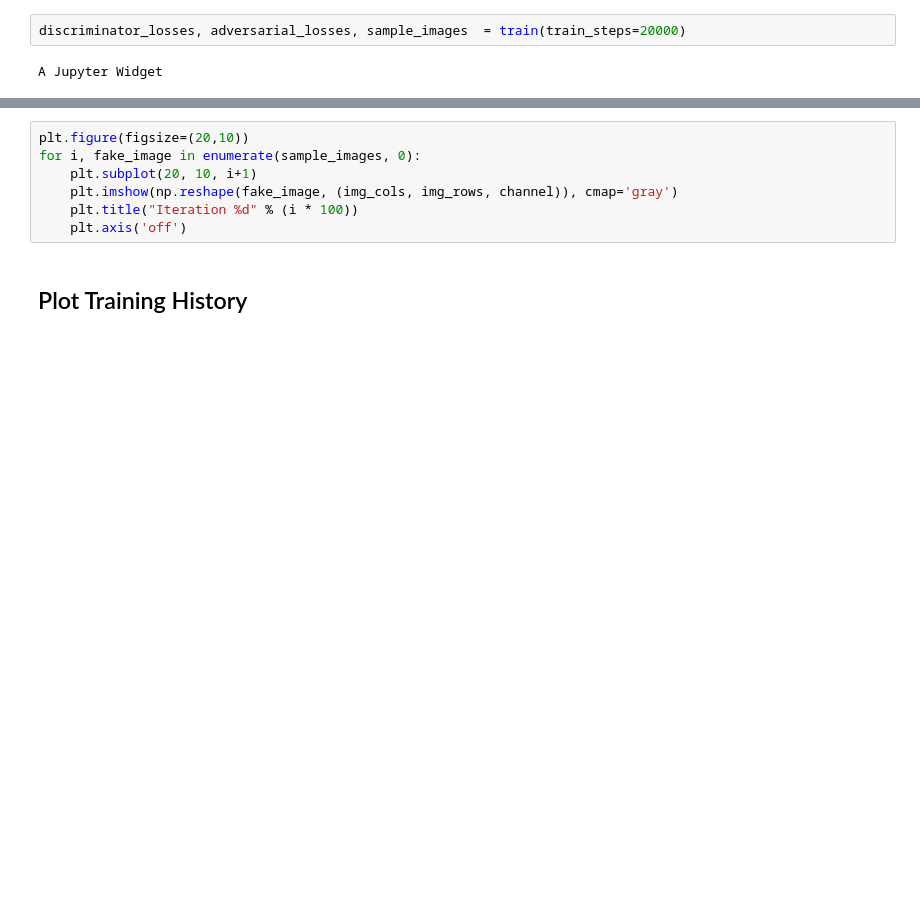
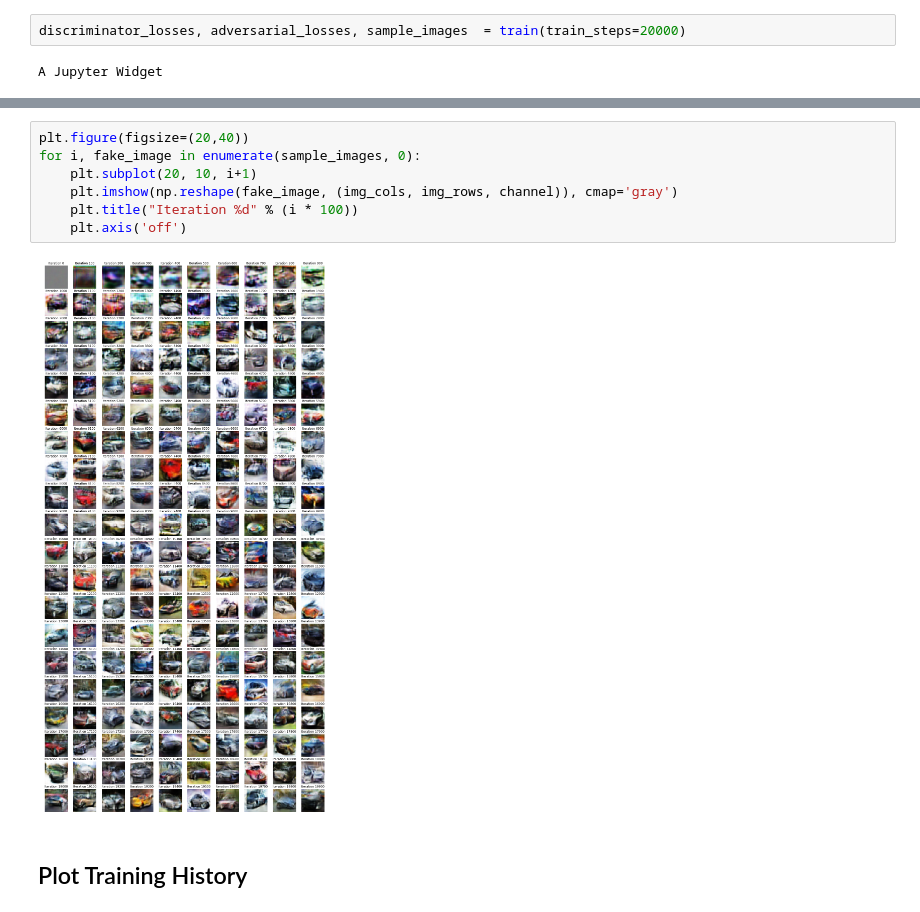
Before and after one commit to kvfairchild/Jupyter-GAN, a Jupyter notebook: Conditional-GAN-CIFAR10.ipynb, the cells around one changed output, grey strips where cells are left out. Cells and saved outputs as stored; diff of their text form; blank space fills up the shorter version.

```diff
--- a/Conditional-GAN-CIFAR10.ipynb
+++ b/Conditional-GAN-CIFAR10.ipynb
@@ -255,10 +264,12 @@ A Jupyter Widget
 # %%
-plt.figure(figsize=(20,10))
+plt.figure(figsize=(20,40))
 for i, fake_image in enumerate(sample_images, 0):
     plt.subplot(20, 10, i+1)
     plt.imshow(np.reshape(fake_image, (img_cols, img_rows, channel)), cmap='gray')
     plt.title("Iteration %d" % (i * 100))
     plt.axis('off')
+# %% [output]
+[figure, added]
 # %% [markdown]
 ## Plot Training History
 # %%
```
Also changed, not shown: parts of 6 cells of this notebook.
